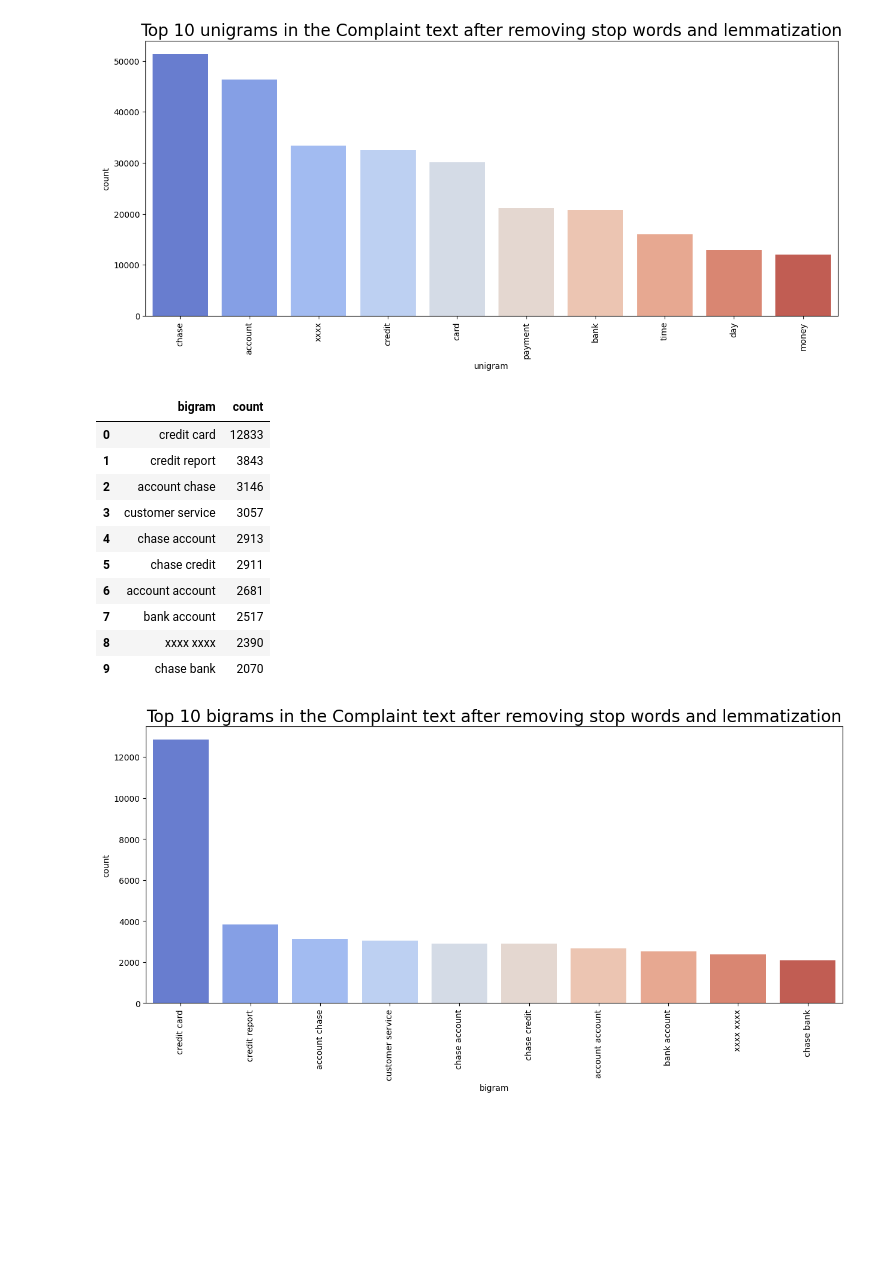
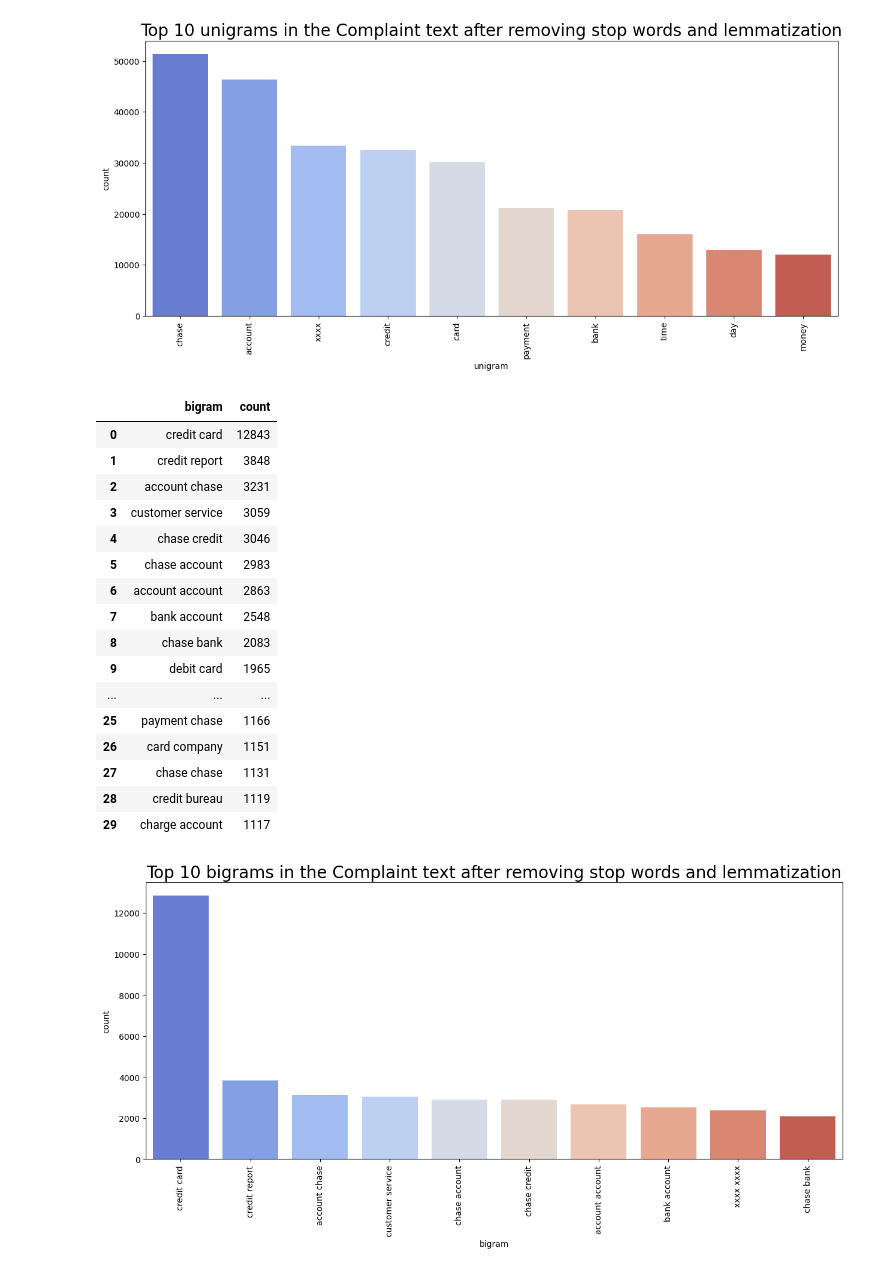
Before and after one commit to chitra-psg/nlp_ticket_classification, a Jupyter notebook: Automatic_Ticket_Classification_Assignment.ipynb, the cells around one changed output. Saved outputs shown, nothing was run; the diff lists cells and outputs as text; code cells hidden in the pictures; blank space fills up the shorter version.

```diff
--- a/Automatic_Ticket_Classification_Assignment.ipynb
+++ b/Automatic_Ticket_Classification_Assignment.ipynb
@@ -463,21 +469,27 @@ plt.show()
 [figure]
 # %%
 #Write your code here to find the top 30 bigram frequency among the complaints in the cleaned datafram(df_clean).
-bigram = get_top_n_ngrams(df_clean['Complaint_clean'].values.astype('U'), 10, ngram_range=(2,2))
+bigram = get_top_n_ngrams(df_clean['Complaint_clean'].values.astype('U'), 30, ngram_range=(2,2))
 df_bigram = pd.DataFrame(bigram, columns = ['bigram' , 'count'])
 df_bigram
 # %% [output]
 |  | bigram | count |
-| 0 | credit card | 12833 |
-| 1 | credit report | 3843 |
-| 2 | account chase | 3146 |
-| 3 | customer service | 3057 |
-| 4 | chase account | 2913 |
-| 5 | chase credit | 2911 |
-| 6 | account account | 2681 |
-| 7 | bank account | 2517 |
-| 8 | xxxx xxxx | 2390 |
-| 9 | chase bank | 2070 |
+| 0 | credit card | 12843 |
+| 1 | credit report | 3848 |
+| 2 | account chase | 3231 |
+| 3 | customer service | 3059 |
+| 4 | chase credit | 3046 |
+| 5 | chase account | 2983 |
+| 6 | account account | 2863 |
+| 7 | bank account | 2548 |
+| 8 | chase bank | 2083 |
+| 9 | debit card | 1965 |
+| ... | ... | ... |
+| 25 | payment chase | 1166 |
+| 26 | card company | 1151 |
+| 27 | chase chase | 1131 |
+| 28 | credit bureau | 1119 |
+| 29 | charge account | 1117 |
 # %%
 #Print the top 10 words in the bigram frequency
 plt.figure(figsize=(15,6))
```
Also changed, not shown: parts of 7 cells of this notebook.
